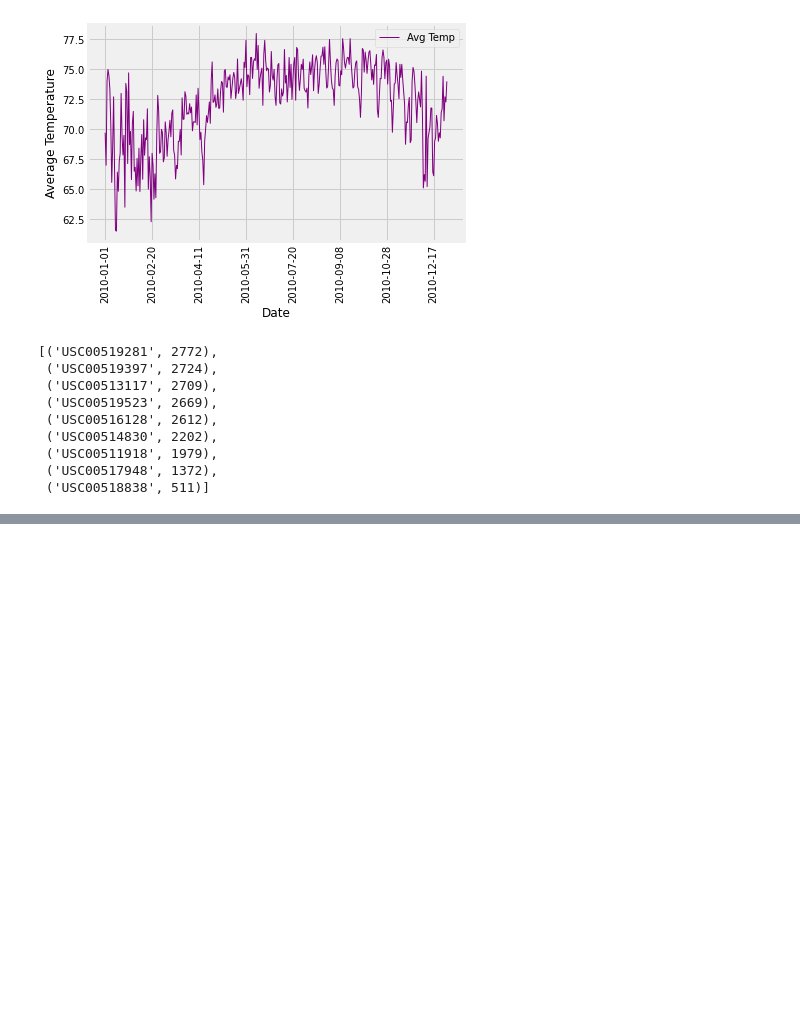
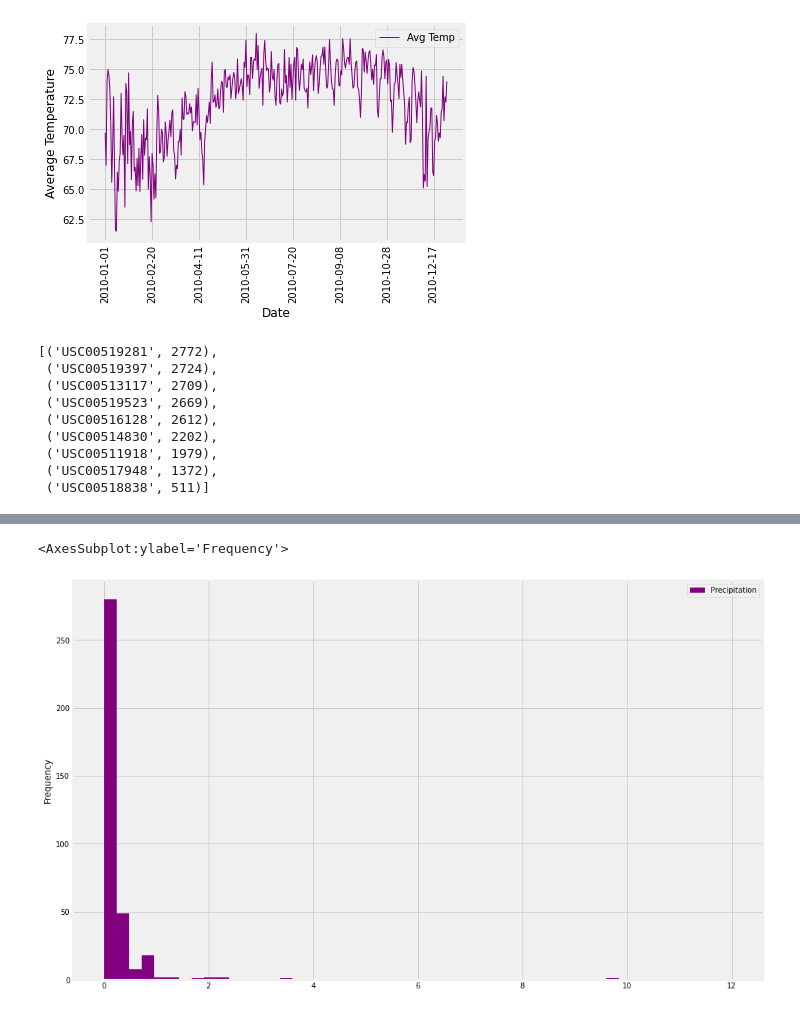
Before and after one commit to jvolosin/new-sql_alchemy, a Jupyter notebook: climate_starter_new.ipynb, the cells around one changed output, grey strips where cells are left out. Drawn from its saved outputs; the diff is of its cells as text; code cells hidden in the pictures; blank space fills up the shorter version.

Commit message:
plotting histogram of 2016 precipitation data finishing jupyter notebook

```diff
--- a/climate_starter_new.ipynb
+++ b/climate_starter_new.ipynb
@@ -112,3 +112,8 @@ query_list
 # %%
 #Retrieve the precipitation readings for the most active station
 #(i.e., the one with the greatest number of observations) in the year 2016.
+
+precip = session.query(Measurement.prcp).\
+    filter(Measurement.station == 'USC00519281').\
+    filter(func.strftime("%Y", Measurement.date) == "2016").all()
+precip
@@ -115,2 +138,10 @@ query_list
 # %%
 #Using pandas or matplotlib, create a well-designed histogram with this information.
+
+precip_df = pd.DataFrame(precip, columns = ['Precipitation'])
+precip_df.head()
+
+precip_df.plot.hist(bins =50, range = [0, 12], figsize =(15,10), color = 'purple')
+# %% [output]
+<AxesSubplot:ylabel='Frequency'>
+[figure, added]
```
Also changed, not shown: parts of 1 cell of this notebook.
